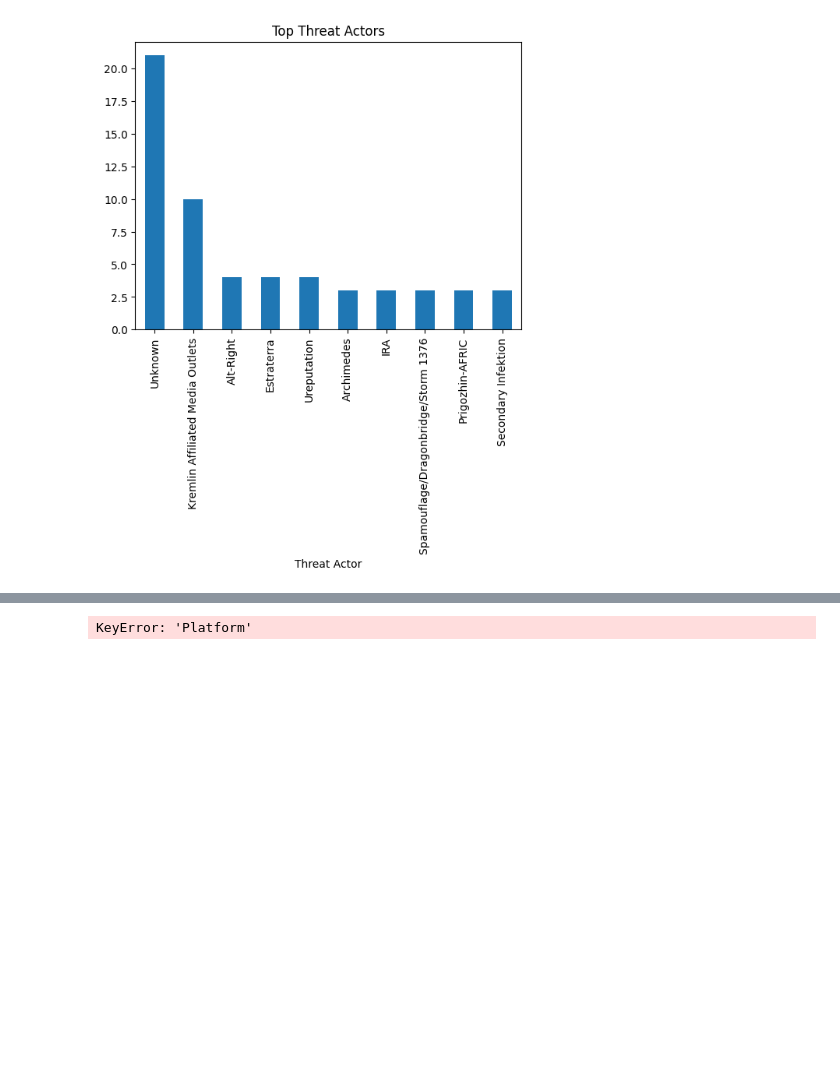
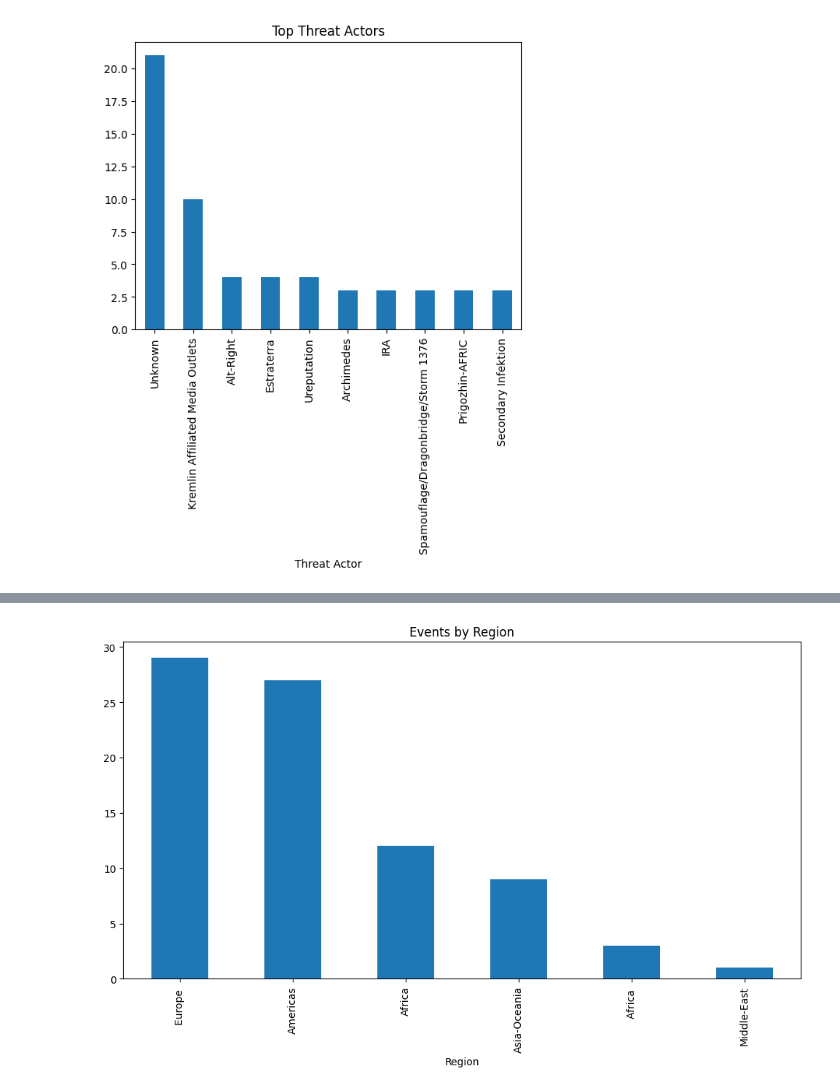
Before and after one commit to ckyria17/DSC511-Introduction, a Jupyter notebook: Task 1.ipynb, the cells around one changed output, grey strips where cells are left out. Saved outputs shown, nothing was run; the diff lists cells and outputs as text; code cells hidden in the pictures; blank space fills up the shorter version.

```diff
--- a/Task 1.ipynb
+++ b/Task 1.ipynb
@@ -397,6 +572,9 @@ plt.show()
 # %%
-df['Platform'].value_counts().head(10).plot(kind='bar')
-plt.title("Platforms Used")
+plt.figure(figsize=(12,6))
+
+df['Region'].value_counts().plot(kind='bar')
+
+plt.title("Events by Region")
 plt.show()
 # %% [output]
-KeyError: 'Platform'
+[figure, added]
```
Also changed, not shown: parts of 32 cells of this notebook.
